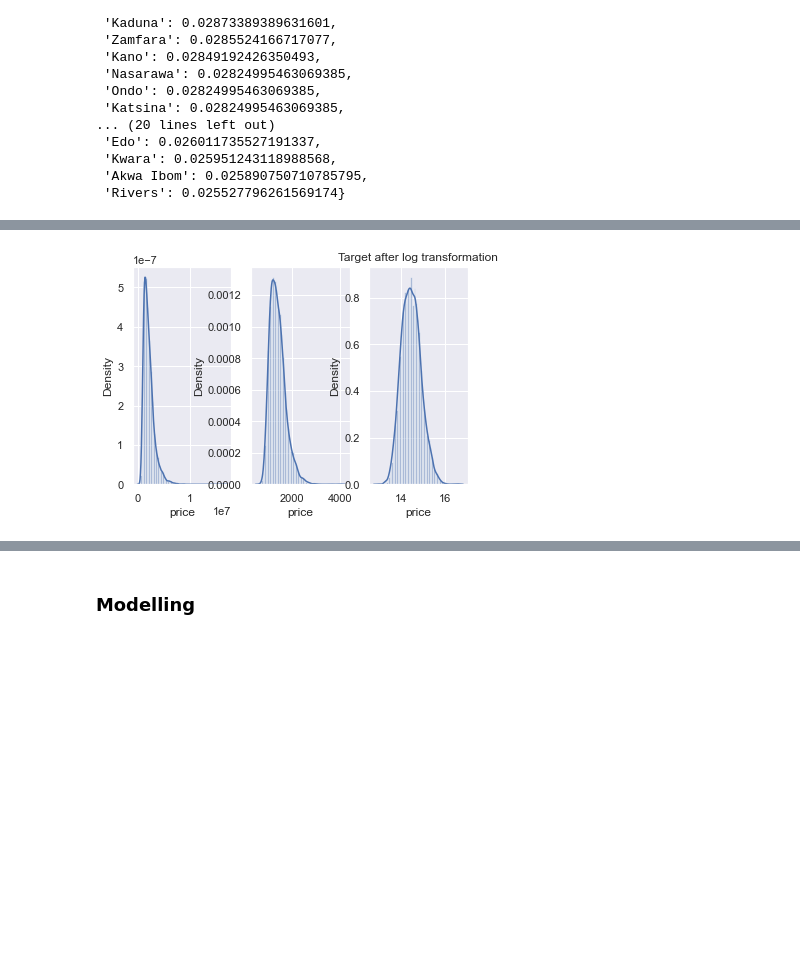
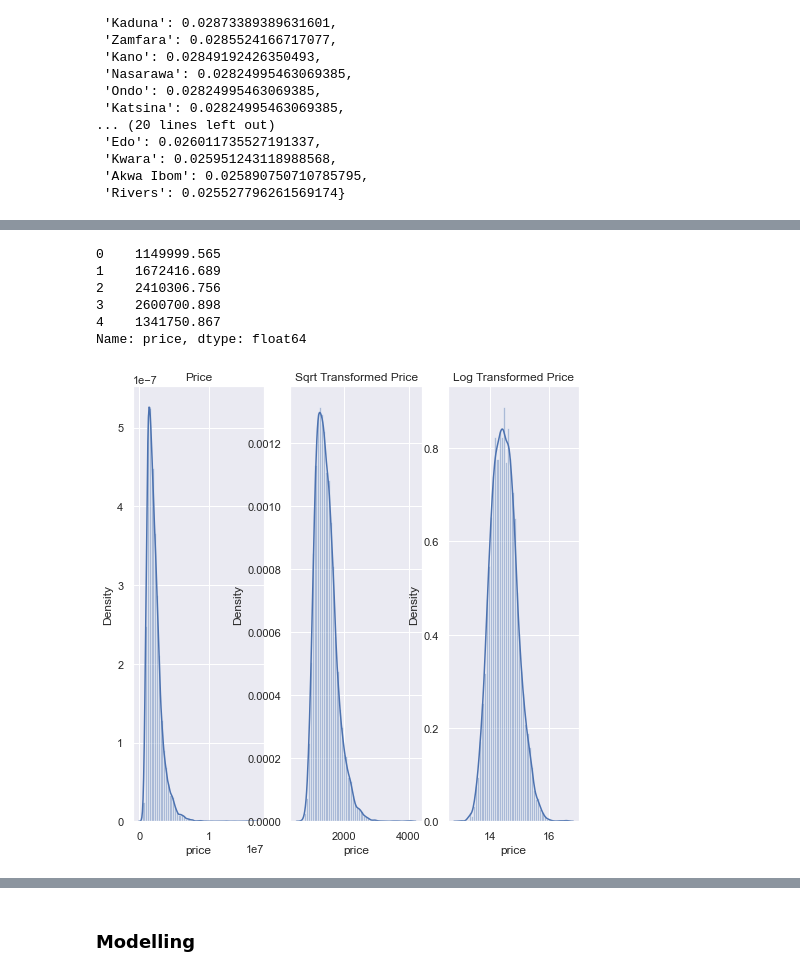
Before and after one commit to Tito-A/DSNBootcampChallenge, a Jupyter notebook: DSN_MLTask.ipynb, the cells around one changed output, grey strips where cells are left out. Saved outputs shown, nothing was run; the diff lists cells and outputs as text; code cells hidden in the pictures; blank space fills up the shorter version.

```diff
--- a/DSN_MLTask.ipynb
+++ b/DSN_MLTask.ipynb
@@ -538,0 +548,6 @@ warnings.filterwarnings('ignore')
+# %%
+# creating new copies of the test and train data files
+test_df= test.copy()
+train_df= pd.read_csv('cleaned_train.csv')
+
+test_df.shape, train_df.shape
@@ -649,17 +732,36 @@ x.head()
+# %%
+# viewing y
+y.head()
+# %% [output]
+0    1149999.565
+1    1672416.689
+2    2410306.756
+3    2600700.898
+4    1341750.867
+Name: price, dtype: float64
 # %%
-# copied
+# viewing the target variable after multiple transformations
+sns.set()
 
-sns.set()
-y_transformed = pd.Series(np.sqrt(y))
-y_transformed_log  = pd.Series(np.log1p(y))
+# creating the transformations
+y_transformed_sqrt = pd.Series(np.sqrt(y))
+y_transformed_log  = pd.Series(np.log(y))
+
+#creating the axes to plot
 fig, ax = plt.subplots(1, 3)
+
+# plotting the graphs
 sns.distplot(y, ax=ax[0])
-plt.title("Target after Sqrt transformation")
-# ax[0].axvline(y_transformed)
-sns.distplot(y_transformed, ax=ax[1])
+ax[0].set_title('Price')
 
+# ax1 for sqrt transformed price
+sns.distplot(y_transformed_sqrt, ax=ax[1])
+ax[1].set_title('Sqrt Transformed Price')
+
+# ax2 for log transform
 sns.distplot(y_transformed_log, ax=ax[2])
-plt.title("Target after log transformation")
-plt.show()
+ax[2].set_title('Log Transformed Price')
+
+plt.show();
 # %% [output]
-[figure, old version]
+[figure, new version]
```
Also changed, not shown: parts of 71 cells of this notebook.
